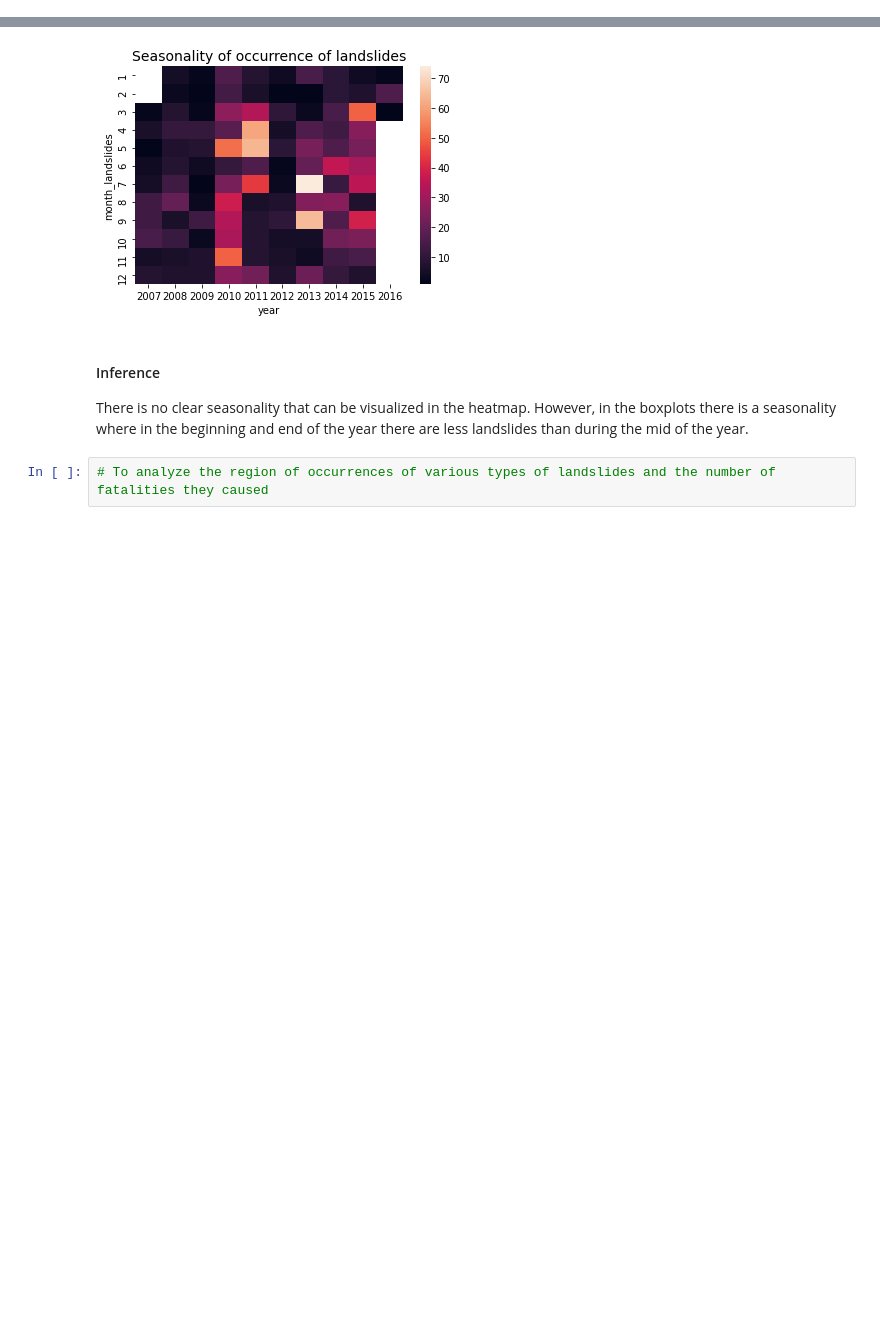
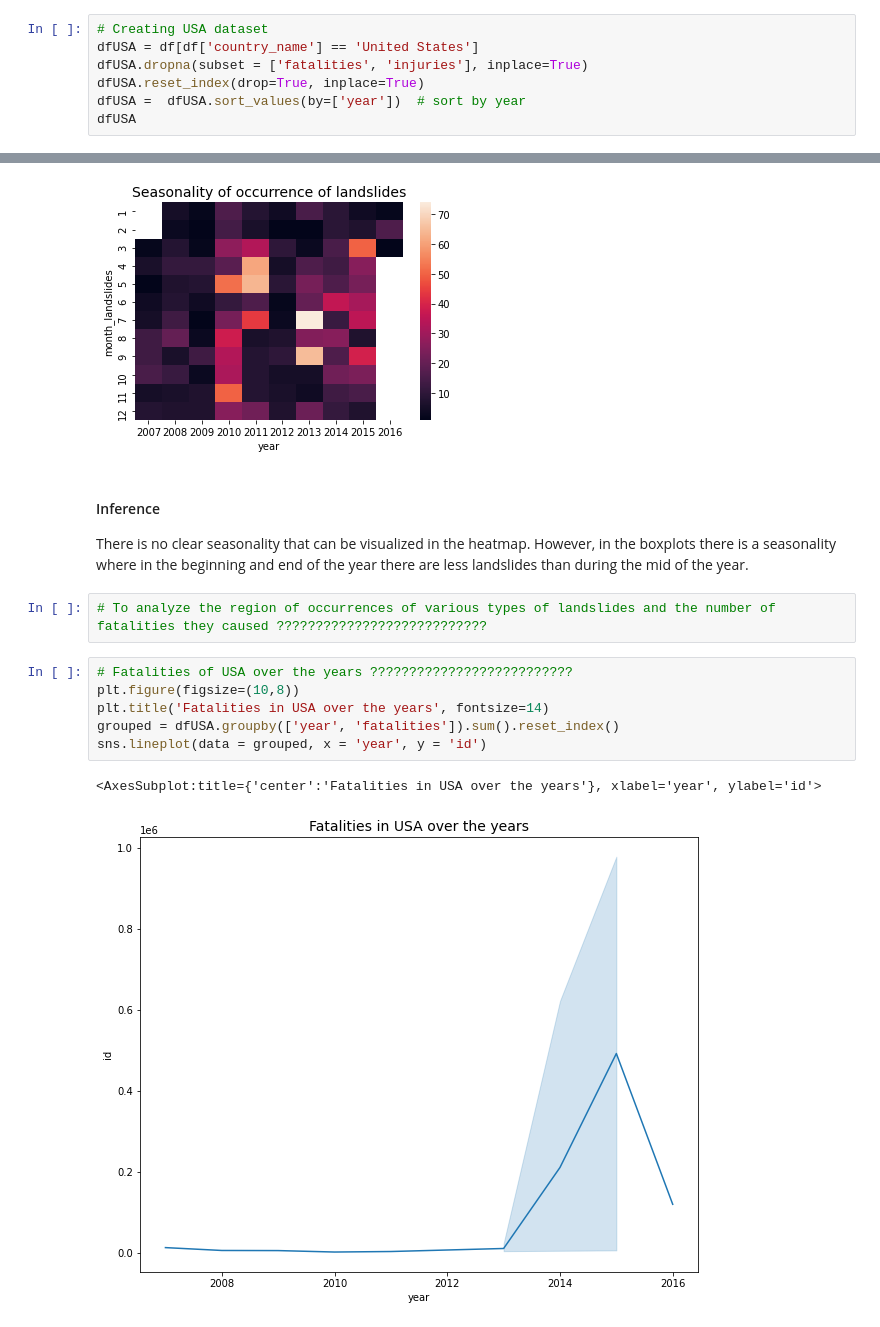
Before and after one commit to Killawog/DAProject, a Jupyter notebook: Landslide Analysis.ipynb, the cells around one changed output, grey strips where cells are left out. Drawn from its saved outputs; the diff is of its cells as text; blank space fills up the shorter version.

Commit message:
Data Cleaning Update
Created USA and 2015 dataset

```diff
--- a/Landslide Analysis.ipynb
+++ b/Landslide Analysis.ipynb
@@ -237,0 +283,7 @@ Name: id, dtype: int64
+# %%
+# Creating USA dataset
+dfUSA = df[df['country_name'] == 'United States']
+dfUSA.dropna(subset = ['fatalities', 'injuries'], inplace=True)
+dfUSA.reset_index(drop=True, inplace=True)
+dfUSA =  dfUSA.sort_values(by=['year'])  # sort by year
+dfUSA
@@ -326,4 +396,13 @@ plt.show()
 #### Inference
 There is no clear seasonality that can be visualized in the heatmap. However, in the boxplots there is a seasonality where in the beginning and end of the year there are less landslides than during the mid of the year.
 # %%
-# To analyze the region of occurrences of various types of landslides and the number of fatalities they caused
+# To analyze the region of occurrences of various types of landslides and the number of fatalities they caused ???????????????????????????
+# %%
+# Fatalities of USA over the years ??????????????????????????
+plt.figure(figsize=(10,8))
+plt.title('Fatalities in USA over the years', fontsize=14)
+grouped = dfUSA.groupby(['year', 'fatalities']).sum().reset_index()
+sns.lineplot(data = grouped, x = 'year', y = 'id')
+# %% [output]
+<AxesSubplot:title={'center':'Fatalities in USA over the years'}, xlabel='year', ylabel='id'>
+[figure, added]
```
Also changed, not shown: parts of 6 cells of this notebook.
